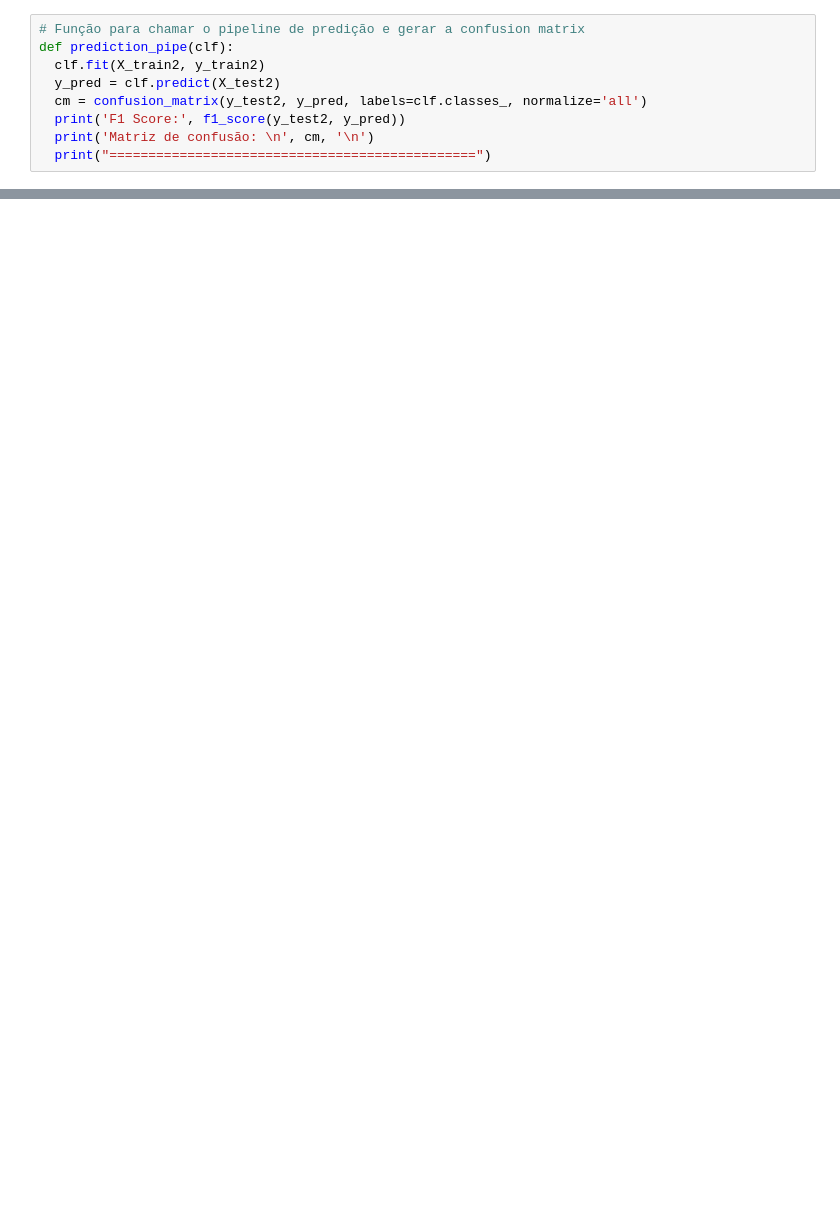
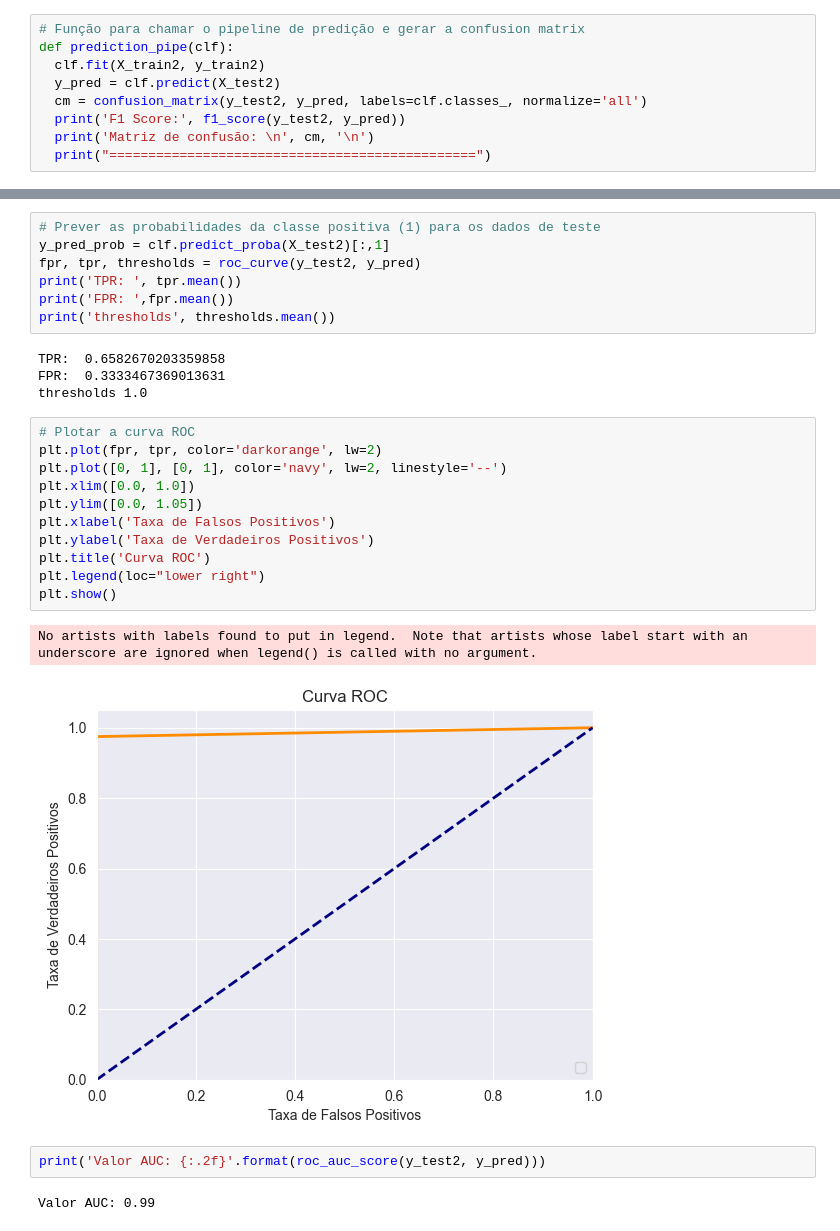
Before and after one commit to 6abi/teste-tecnico-meli-ds, a Jupyter notebook: notebooks/3.2 Previsión de falla.ipynb, the cells around one changed output, grey strips where cells are left out. Saved outputs shown, nothing was run; the diff lists cells and outputs as text; blank space fills up the shorter version.

```diff
--- a/notebooks/3.2 Previsión de falla.ipynb
+++ b/notebooks/3.2 Previsión de falla.ipynb
@@ -657,0 +698,29 @@ plt.show()
+# %%
+# Prever as probabilidades da classe positiva (1) para os dados de teste
+y_pred_prob = clf.predict_proba(X_test2)[:,1]
+fpr, tpr, thresholds = roc_curve(y_test2, y_pred)
+print('TPR: ', tpr.mean())
+print('FPR: ',fpr.mean())
+print('thresholds', thresholds.mean())
+# %% [output]
+TPR:  0.6582670203359858
+FPR:  0.3333467369013631
+thresholds 1.0
+# %%
+# Plotar a curva ROC
+plt.plot(fpr, tpr, color='darkorange', lw=2)
+plt.plot([0, 1], [0, 1], color='navy', lw=2, linestyle='--')
+plt.xlim([0.0, 1.0])
+plt.ylim([0.0, 1.05])
+plt.xlabel('Taxa de Falsos Positivos')
+plt.ylabel('Taxa de Verdadeiros Positivos')
+plt.title('Curva ROC')
+plt.legend(loc="lower right")
+plt.show()
+# %% [output]
+No artists with labels found to put in legend.  Note that artists whose label start with an underscore are ignored when legend() is called with no argument.
+[figure, added]
+# %%
+print('Valor AUC: {:.2f}'.format(roc_auc_score(y_test2, y_pred)))
+# %% [output]
+Valor AUC: 0.99
```
Also changed, not shown: parts of 59 cells of this notebook, 3 other files.
